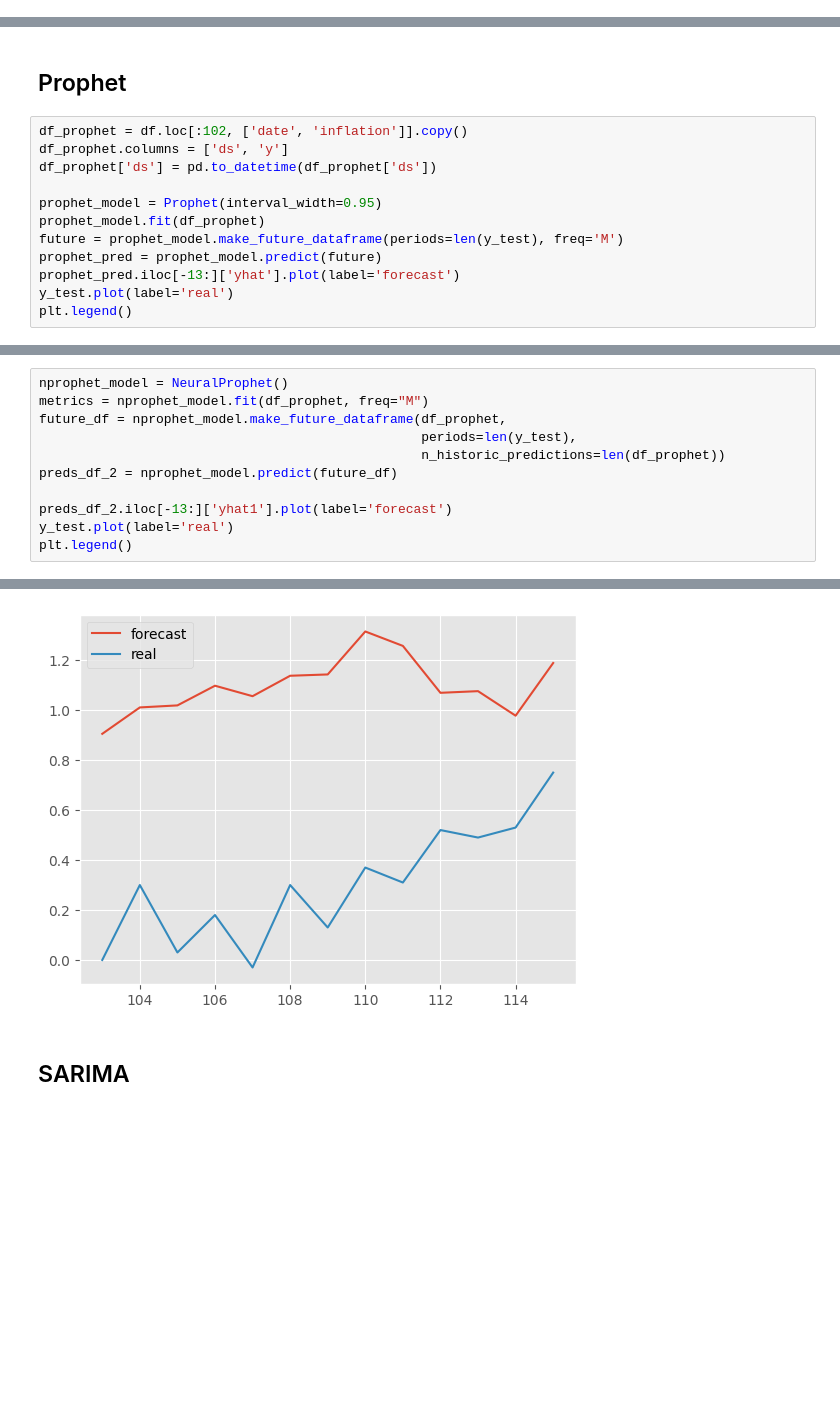
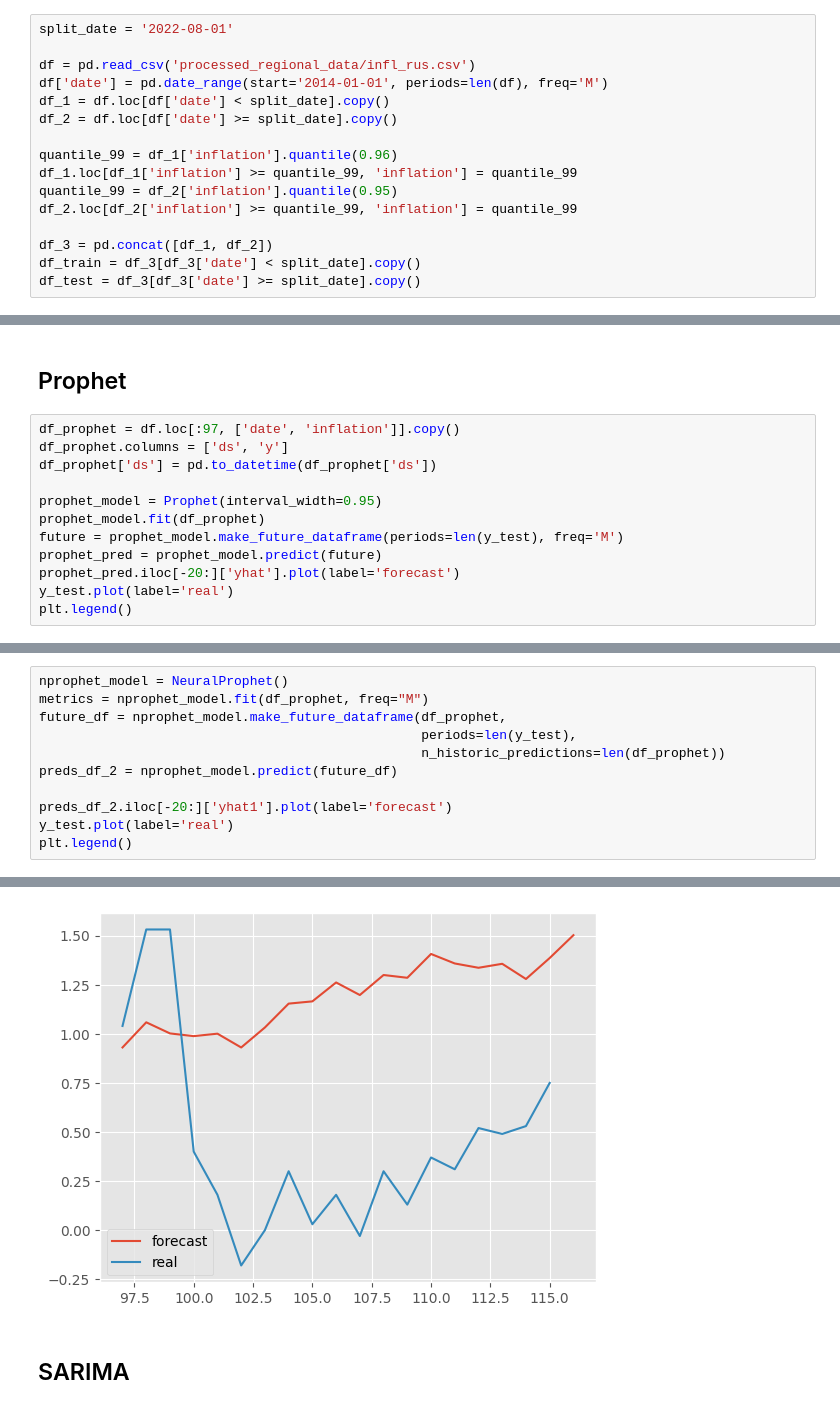
Before and after one commit to askarg/Diploma.-Inflation-model-using-PCA, a Jupyter notebook: stationary_models.ipynb, the cells around one changed output, grey strips where cells are left out. Saved outputs shown, nothing was run; the diff lists cells and outputs as text; blank space fills up the shorter version.

Commit message:
make defferent models to start searching

```diff
--- a/stationary_models.ipynb
+++ b/stationary_models.ipynb
@@ -63,3 +48,19 @@ df_test
+# %%
+split_date = '2022-08-01'
+
+df = pd.read_csv('processed_regional_data/infl_rus.csv')
+df['date'] = pd.date_range(start='2014-01-01', periods=len(df), freq='M')
+df_1 = df.loc[df['date'] < split_date].copy()
+df_2 = df.loc[df['date'] >= split_date].copy()
+
+quantile_99 = df_1['inflation'].quantile(0.96)
+df_1.loc[df_1['inflation'] >= quantile_99, 'inflation'] = quantile_99
+quantile_99 = df_2['inflation'].quantile(0.95)
+df_2.loc[df_2['inflation'] >= quantile_99, 'inflation'] = quantile_99
+
+df_3 = pd.concat([df_1, df_2])
+df_train = df_3[df_3['date'] < split_date].copy()
+df_test = df_3[df_3['date'] >= split_date].copy()
 # %%
 y_train = df_train['inflation']
 y_test = df_test['inflation']
@@ -105,7 +106,7 @@ AR.1            2.8114           +0.0000j            2.8114            0.0000
 # %% [markdown]
 ## Prophet
 # %%
-df_prophet = df.loc[:102, ['date', 'inflation']].copy()
+df_prophet = df.loc[:97, ['date', 'inflation']].copy()
 df_prophet.columns = ['ds', 'y']
 df_prophet['ds'] = pd.to_datetime(df_prophet['ds'])
 
@@ -113,7 +114,7 @@ prophet_model = Prophet(interval_width=0.95)
 prophet_model.fit(df_prophet)
 future = prophet_model.make_future_dataframe(periods=len(y_test), freq='M')
 prophet_pred = prophet_model.predict(future)
-prophet_pred.iloc[-13:]['yhat'].plot(label='forecast')
+prophet_pred.iloc[-20:]['yhat'].plot(label='forecast')
 y_test.plot(label='real')
 plt.legend()
 # %% [output]
@@ -129,7 +130,7 @@ future_df = nprophet_model.make_future_dataframe(df_prophet,
                                                  n_historic_predictions=len(df_prophet))
 preds_df_2 = nprophet_model.predict(future_df)
 
-preds_df_2.iloc[-13:]['yhat1'].plot(label='forecast')
+preds_df_2.iloc[-20:]['yhat1'].plot(label='forecast')
 y_test.plot(label='real')
 plt.legend()
 # %% [output]
@@ -154,6 +155,6 @@ INFO - (NP.data.processing._handle_missing_data) - Dropped 13 rows at the end wi
 INFO - (NP.df_utils.return_df_in_original_format) - Returning df with no ID column
 <matplotlib.legend.Legend at 0x...>
-[figure, old version]
+[figure, new version]
 # %% [markdown]
 ## SARIMA
 # %%
```
Also changed, not shown: parts of 15 cells of this notebook, 20 other files.
